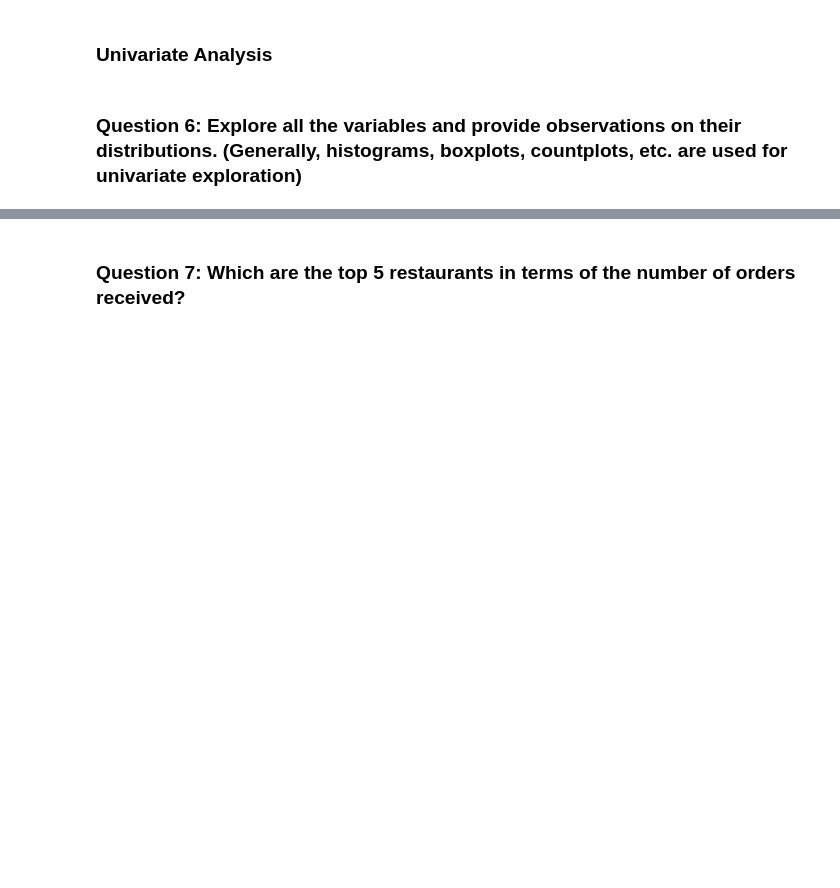
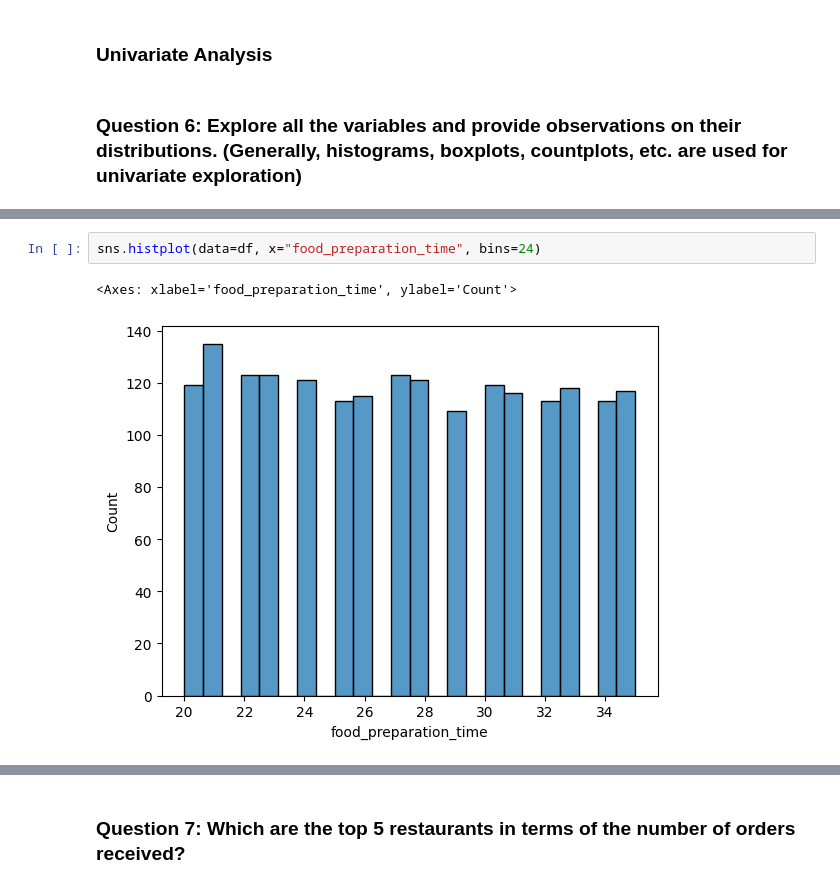
Before and after one commit to Mtpiercenokc/MITIDSS, a Jupyter notebook: FDS_Project_LearnerNotebook_FullCode.ipynb, the cells around one changed output, grey strips where cells are left out. Cells and saved outputs as stored; diff of their text form; blank space fills up the shorter version.

```diff
--- a/FDS_Project_LearnerNotebook_FullCode.ipynb
+++ b/FDS_Project_LearnerNotebook_FullCode.ipynb
@@ -153,0 +172,5 @@ Name: count, dtype: int64
+# %%
+sns.histplot(data=df, x="food_preparation_time", bins=24)
+# %% [output]
+<Axes: xlabel='food_preparation_time', ylabel='Count'>
+[figure, added]
```
Also changed, not shown: parts of 11 cells of this notebook, 1 other file.
